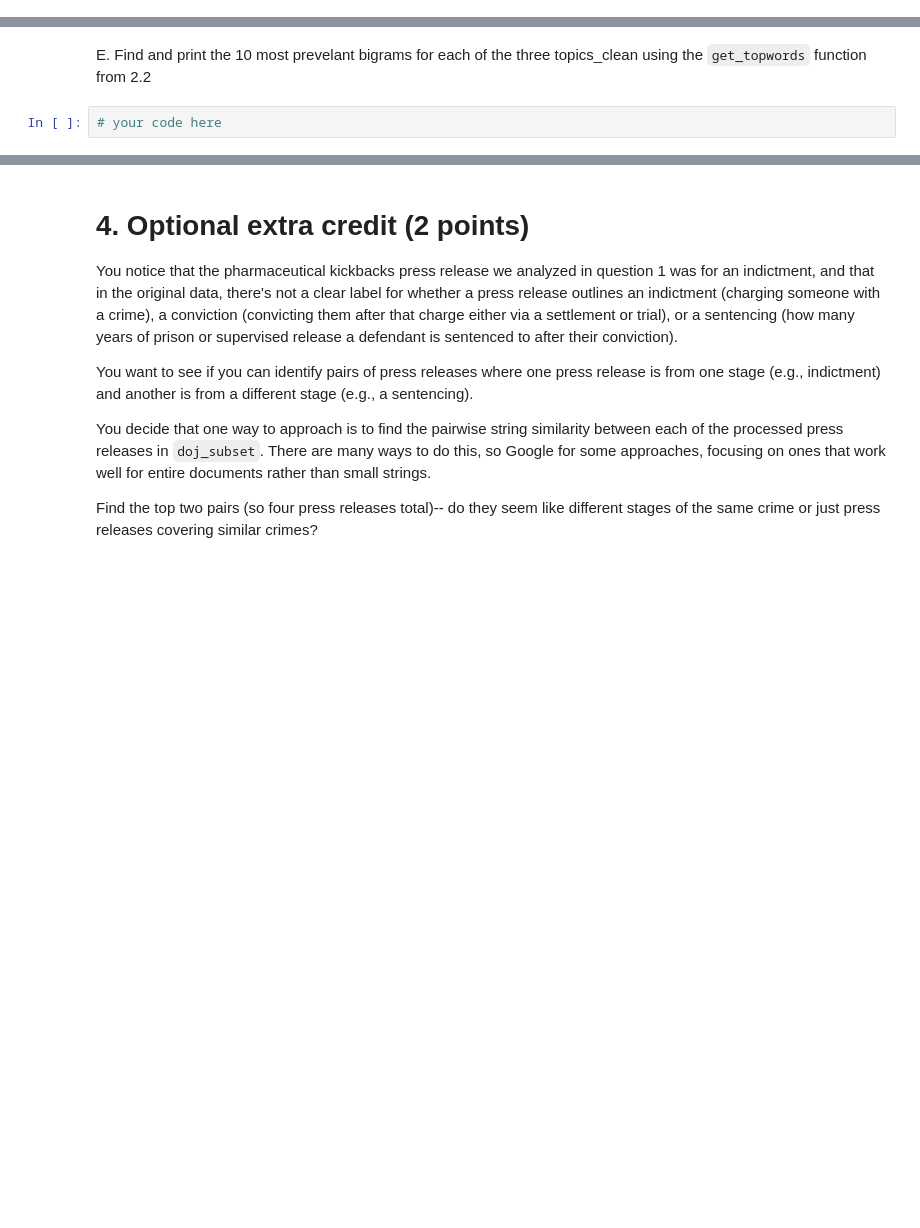
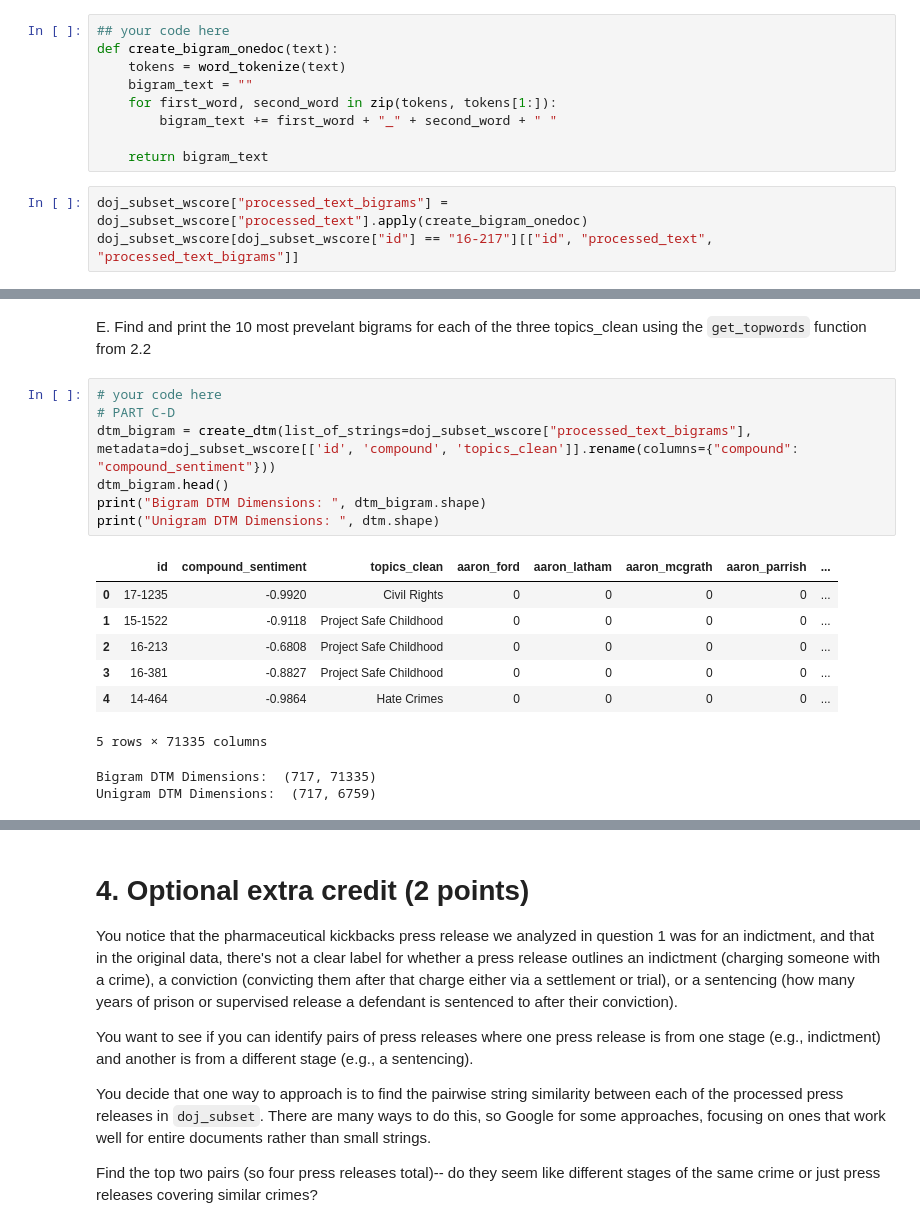
Before and after one commit to VaaniG/QSS20_S24, a Jupyter notebook: homework/pset3/pset3_blank.ipynb, the cells around one changed output, grey strips where cells are left out. Cells and saved outputs as stored; diff of their text form; blank space fills up the shorter version.

```diff
--- a/homework/pset3/pset3_blank.ipynb
+++ b/homework/pset3/pset3_blank.ipynb
@@ -280,0 +563,12 @@ B. Print the `id`, `processed_text`, and `processed_text_bigram` columns for pre
+# %%
+## your code here
+def create_bigram_onedoc(text):
+    tokens = word_tokenize(text)
+    bigram_text = ""
+    for first_word, second_word in zip(tokens, tokens[1:]):
+        bigram_text += first_word + "_" + second_word + " "
+
+    return bigram_text
+# %%
+doj_subset_wscore["processed_text_bigrams"] = doj_subset_wscore["processed_text"].apply(create_bigram_onedoc)
+doj_subset_wscore[doj_subset_wscore["id"] == "16-217"][["id", "processed_text", "processed_text_bigrams"]]
@@ -284,5 +581,20 @@ C. Use the create_dtm function and the `processed_text_bigrams` column to create
 D. Print the (1) dimensions of the `dtm` matrix from question 2.2  and (2) the dimensions of the `dtm_bigram` matrix. Comment on why the bigram matrix has more dimensions than the unigram matrix
 # %% [markdown]
 E. Find and print the 10 most prevelant bigrams for each of the three topics_clean using the `get_topwords` function from 2.2
-# %%
-# your code here
+# %%
+# your code here
+# PART C-D
+dtm_bigram = create_dtm(list_of_strings=doj_subset_wscore["processed_text_bigrams"], metadata=doj_subset_wscore[['id', 'compound', 'topics_clean']].rename(columns={"compound": "compound_sentiment"}))
+dtm_bigram.head()
+print("Bigram DTM Dimensions: ", dtm_bigram.shape)
+print("Unigram DTM Dimensions: ", dtm.shape)
+# %% [output]
+|  | id | compound_sentiment | topics_clean | aaron_ford | aaron_latham | aaron_mcgrath | aaron_parrish | ... |
+| 0 | 17-1235 | -0.9920 | Civil Rights | 0 | 0 | 0 | 0 | ... |
+| 1 | 15-1522 | -0.9118 | Project Safe Childhood | 0 | 0 | 0 | 0 | ... |
+| 2 | 16-213 | -0.6808 | Project Safe Childhood | 0 | 0 | 0 | 0 | ... |
+| 3 | 16-381 | -0.8827 | Project Safe Childhood | 0 | 0 | 0 | 0 | ... |
+| 4 | 14-464 | -0.9864 | Hate Crimes | 0 | 0 | 0 | 0 | ... |
+5 rows × 71335 columns
+Bigram DTM Dimensions:  (717, 71335)
+Unigram DTM Dimensions:  (717, 6759)
```
Also changed, not shown: parts of 45 cells of this notebook, 5 other files.
